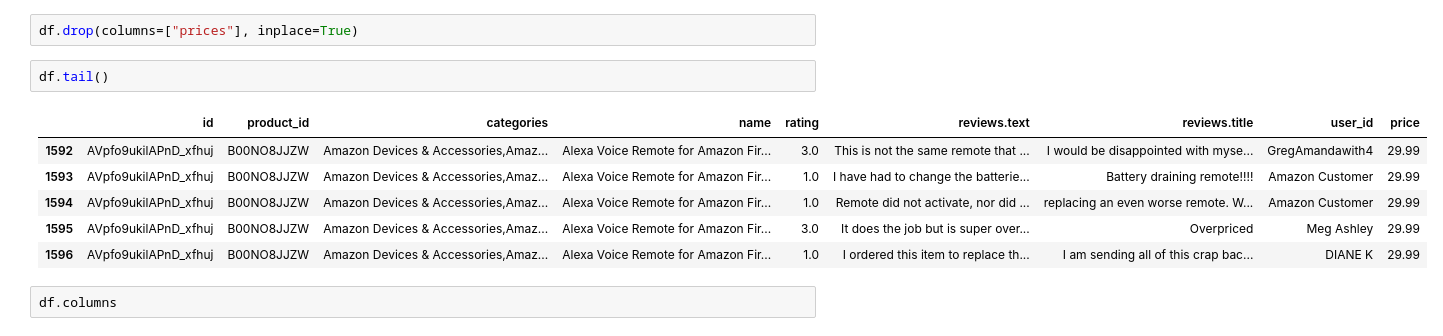
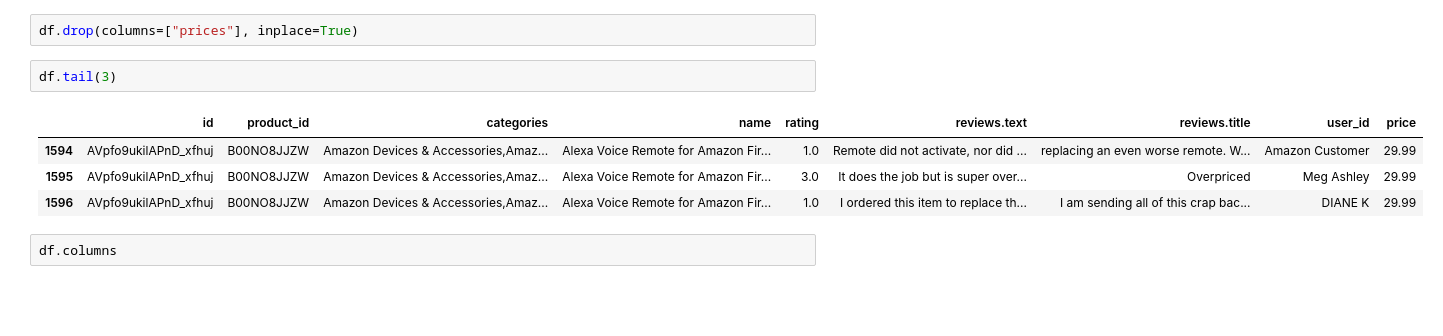
Before and after one commit to Fatemenamdar20/Amazon_recommendation, a Jupyter notebook: amazon.ipy.ipynb, the cells around one changed output. Saved outputs shown, nothing was run; the diff lists cells and outputs as text; blank space fills up the shorter version.

```diff
--- a/amazon.ipy.ipynb
+++ b/amazon.ipy.ipynb
@@ -166,11 +168,9 @@ df["price"] = df["prices"].apply(lambda x: json.loads(x)[0]["amountMin"])
 # %%
 df.drop(columns=["prices"], inplace=True)
 # %%
-df.tail()
+df.tail(3)
 # %% [output]
 |  | id | product_id | categories | name | rating | reviews.text | reviews.title | user_id | price |
-| 1592 | AVpfo9ukilAPnD_xfhuj | B00NO8JJZW | Amazon Devices & Accessories,Amaz... | Alexa Voice Remote for Amazon Fir... | 3.0 | This is not the same remote that ... | I would be disappointed with myse... | GregAmandawith4 | 29.99 |
-| 1593 | AVpfo9ukilAPnD_xfhuj | B00NO8JJZW | Amazon Devices & Accessories,Amaz... | Alexa Voice Remote for Amazon Fir... | 1.0 | I have had to change the batterie... | Battery draining remote!!!! | Amazon Customer | 29.99 |
 | 1594 | AVpfo9ukilAPnD_xfhuj | B00NO8JJZW | Amazon Devices & Accessories,Amaz... | Alexa Voice Remote for Amazon Fir... | 1.0 | Remote did not activate, nor did ... | replacing an even worse remote. W... | Amazon Customer | 29.99 |
 | 1595 | AVpfo9ukilAPnD_xfhuj | B00NO8JJZW | Amazon Devices & Accessories,Amaz... | Alexa Voice Remote for Amazon Fir... | 3.0 | It does the job but is super over... | Overpriced | Meg Ashley | 29.99 |
 | 1596 | AVpfo9ukilAPnD_xfhuj | B00NO8JJZW | Amazon Devices & Accessories,Amaz... | Alexa Voice Remote for Amazon Fir... | 1.0 | I ordered this item to replace th... | I am sending all of this crap bac... | DIANE K | 29.99 |
```
Also changed, not shown: parts of 17 cells of this notebook, 1 other file.
